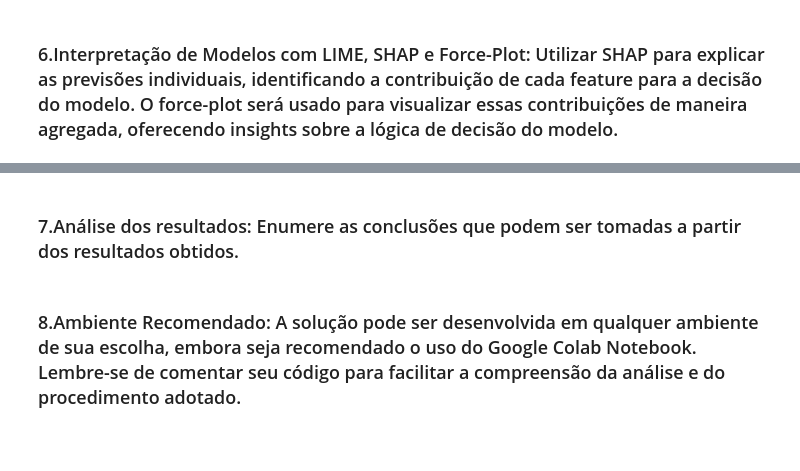
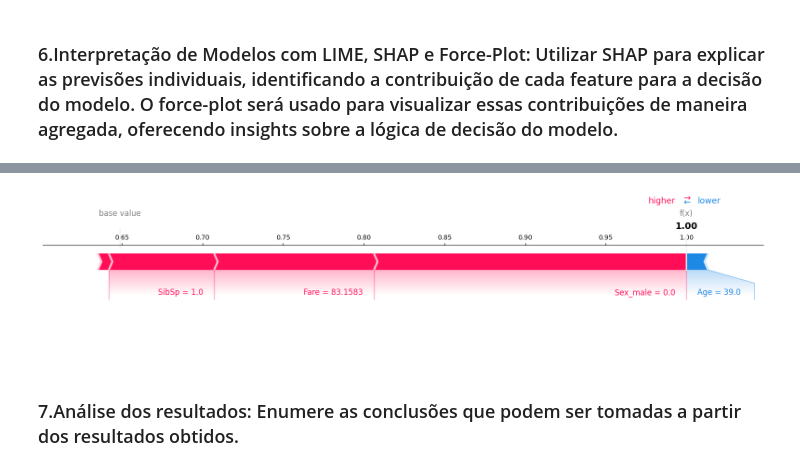
Before and after one commit to rodrigo1992-cmyk/Faculdade, a Jupyter notebook: Notebooks/rodrigo_mesquita_PB_TP5.ipynb, the cells around one changed output, grey strips where cells are left out. Saved outputs shown, nothing was run; the diff lists cells and outputs as text; code cells hidden in the pictures; blank space fills up the shorter version.

```diff
--- a/Notebooks/rodrigo_mesquita_PB_TP5.ipynb
+++ b/Notebooks/rodrigo_mesquita_PB_TP5.ipynb
@@ -182,0 +291,9 @@ Número de tópicos: 20, Coerência: 0.2692
+# %%
+# Analisando a importância de cada Feature com o Lime
+explainer_lime = lime.lime_tabular.LimeTabularExplainer(X_train.values, feature_names=X_train.columns, class_names=['Died','Survived'], kernel_width=5)
+
+instance = 13
+
+predict_gb = lambda x: clf_gb.predict_proba(x).astype(float)
+exp = explainer_lime.explain_instance(X_train.values[instance], predict_gb, num_features=6)
+exp.show_in_notebook(show_all=False)
@@ -182,0 +311,4 @@ Número de tópicos: 20, Coerência: 0.2692
+# %%
+shap.initjs()
+shap.plots.force(shap_values[instance], matplotlib=True)
+# %% [output]
@@ -183,4 +316,3 @@ Número de tópicos: 20, Coerência: 0.2692
+[figure, added]
 # %% [markdown]
 ### 7.Análise dos resultados: Enumere as conclusões que podem ser tomadas a partir dos resultados obtidos.
-# %% [markdown]
-### 8.Ambiente Recomendado: A solução pode ser desenvolvida em qualquer ambiente de sua escolha, embora seja recomendado o uso do Google Colab Notebook. Lembre-se de comentar seu código para facilitar a compreensão da análise e do procedimento adotado.
```
Also changed, not shown: parts of 24 cells of this notebook, 2 other files.
